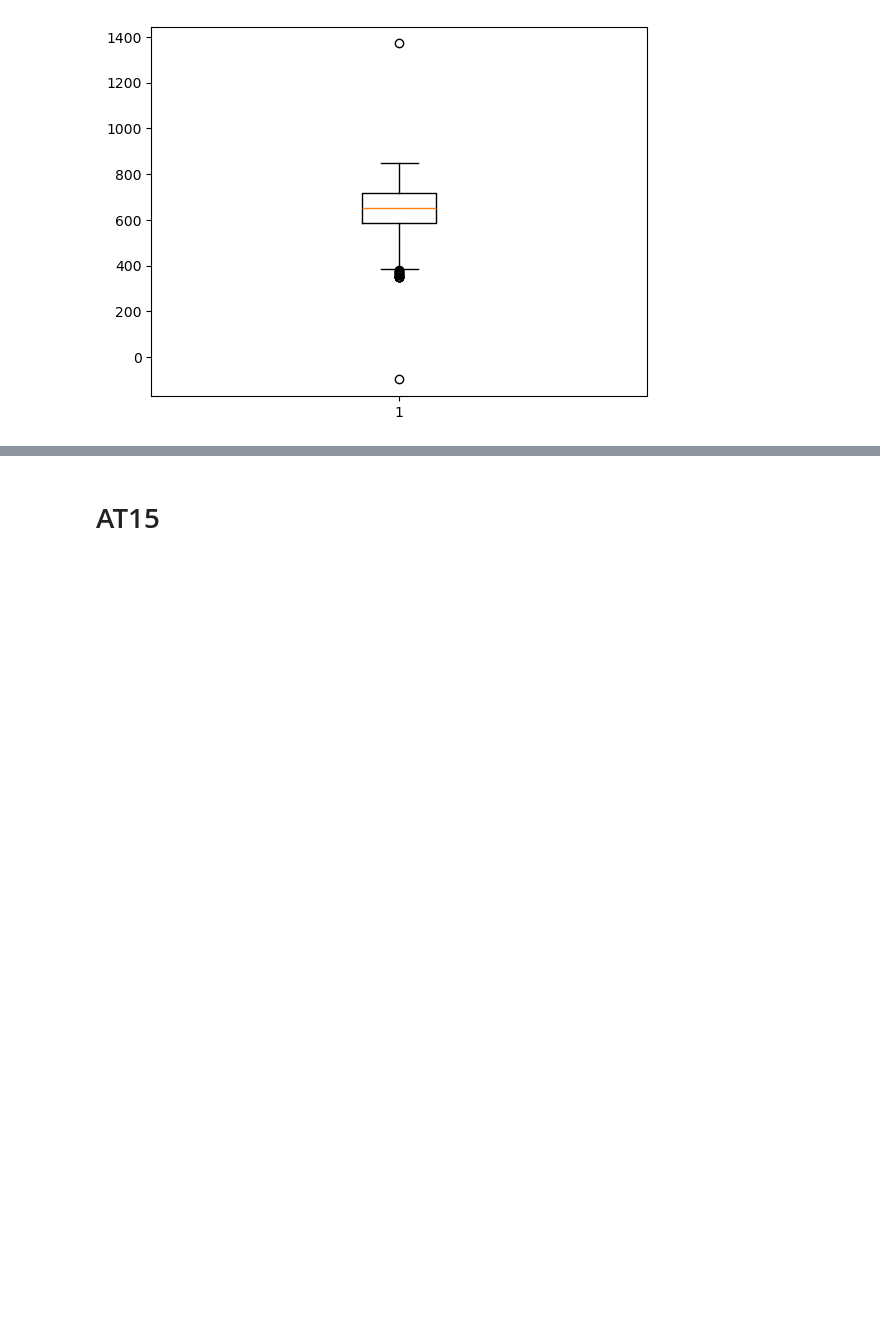
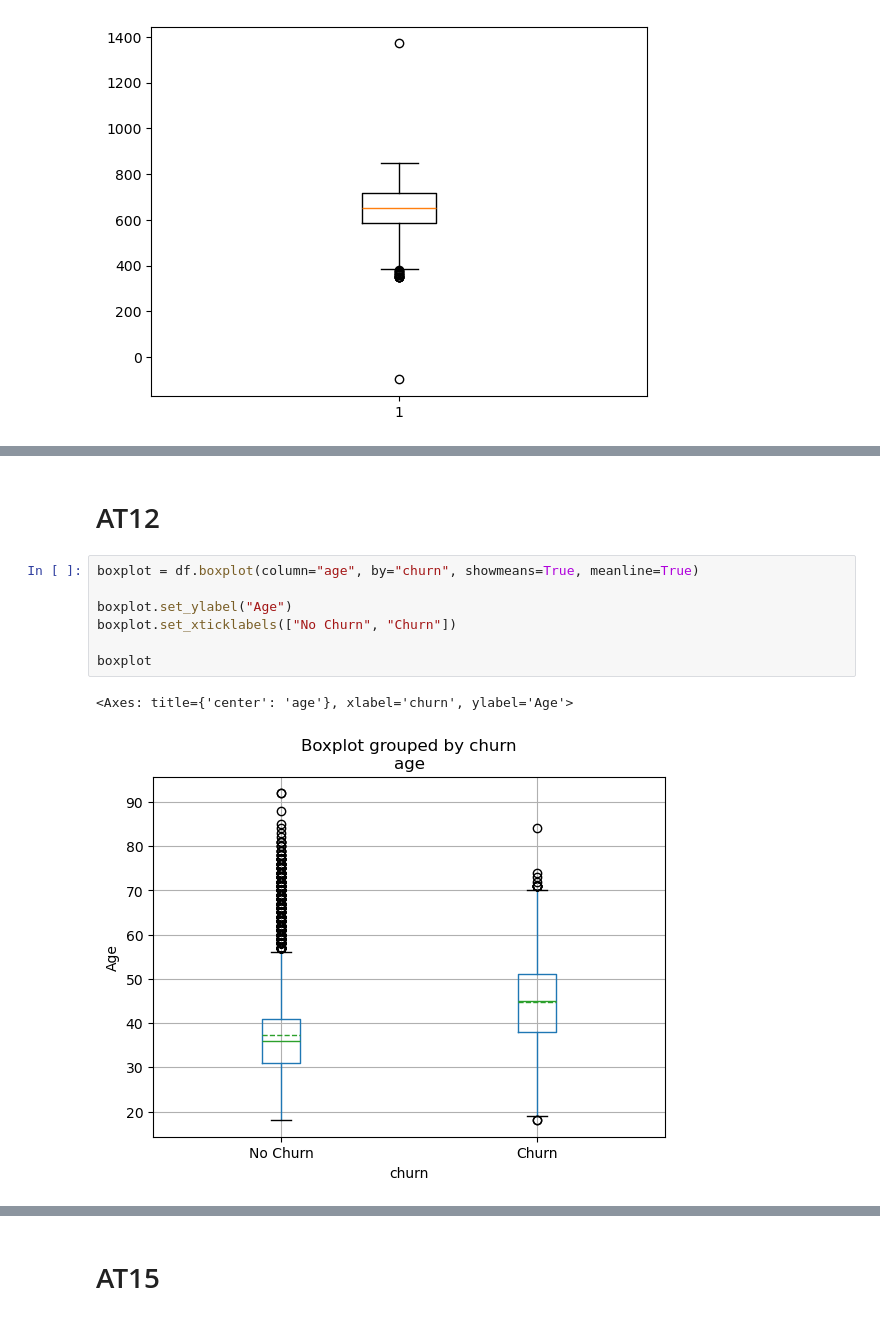
Before and after one commit to holleyj/data_attrition, a Jupyter notebook: code_sprint1.ipynb, the cells around one changed output, grey strips where cells are left out. Saved outputs shown, nothing was run; the diff lists cells and outputs as text; blank space fills up the shorter version.

```diff
--- a/code_sprint1.ipynb
+++ b/code_sprint1.ipynb
@@ -45,0 +78,12 @@ plt.show()
+# %% [markdown]
+# AT12
+# %%
+boxplot = df.boxplot(column="age", by="churn", showmeans=True, meanline=True)
+
+boxplot.set_ylabel("Age")
+boxplot.set_xticklabels(["No Churn", "Churn"])
+
+boxplot
+# %% [output]
+<Axes: title={'center': 'age'}, xlabel='churn', ylabel='Age'>
+[figure, added]
```
Also changed, not shown: parts of 12 cells of this notebook.
